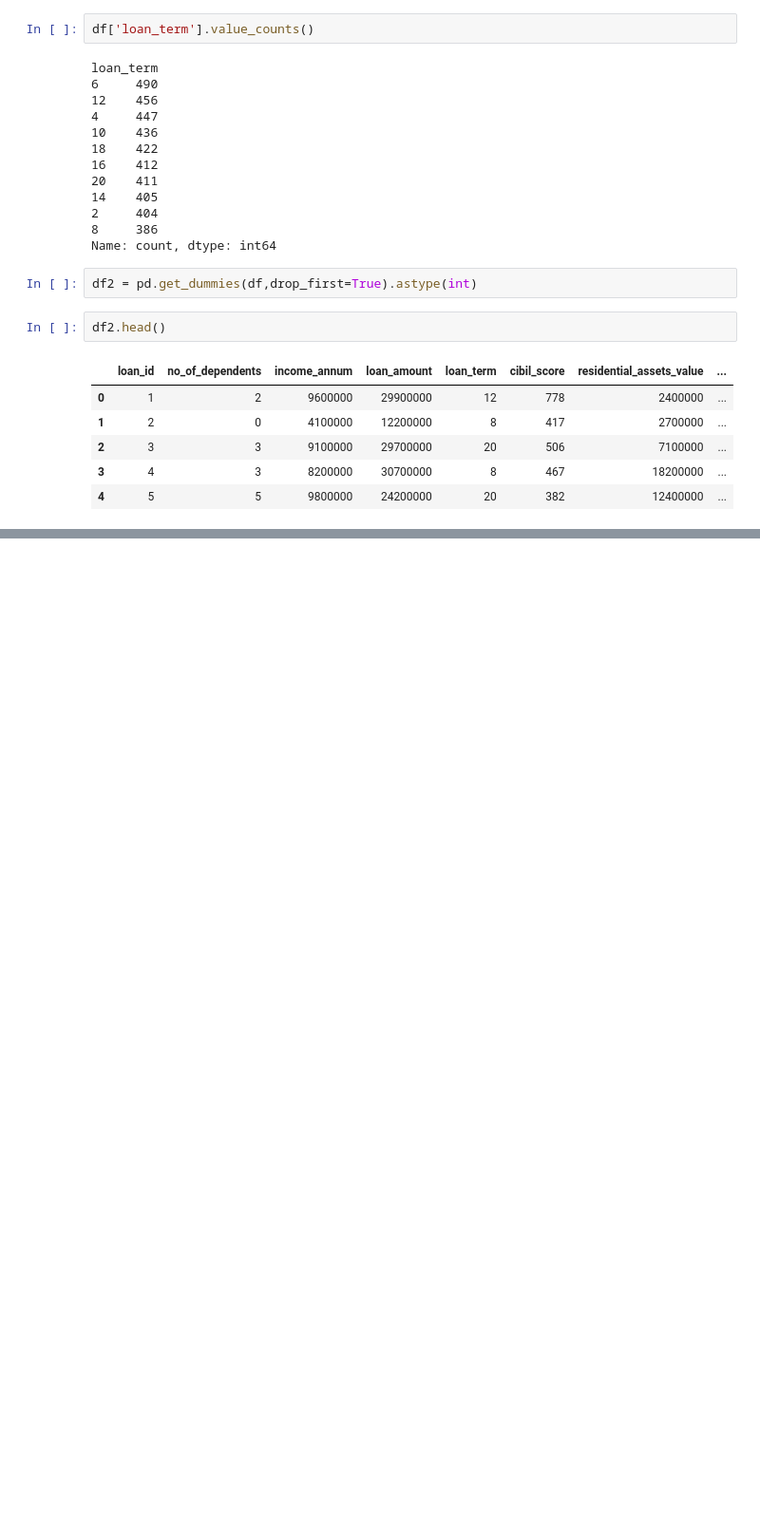
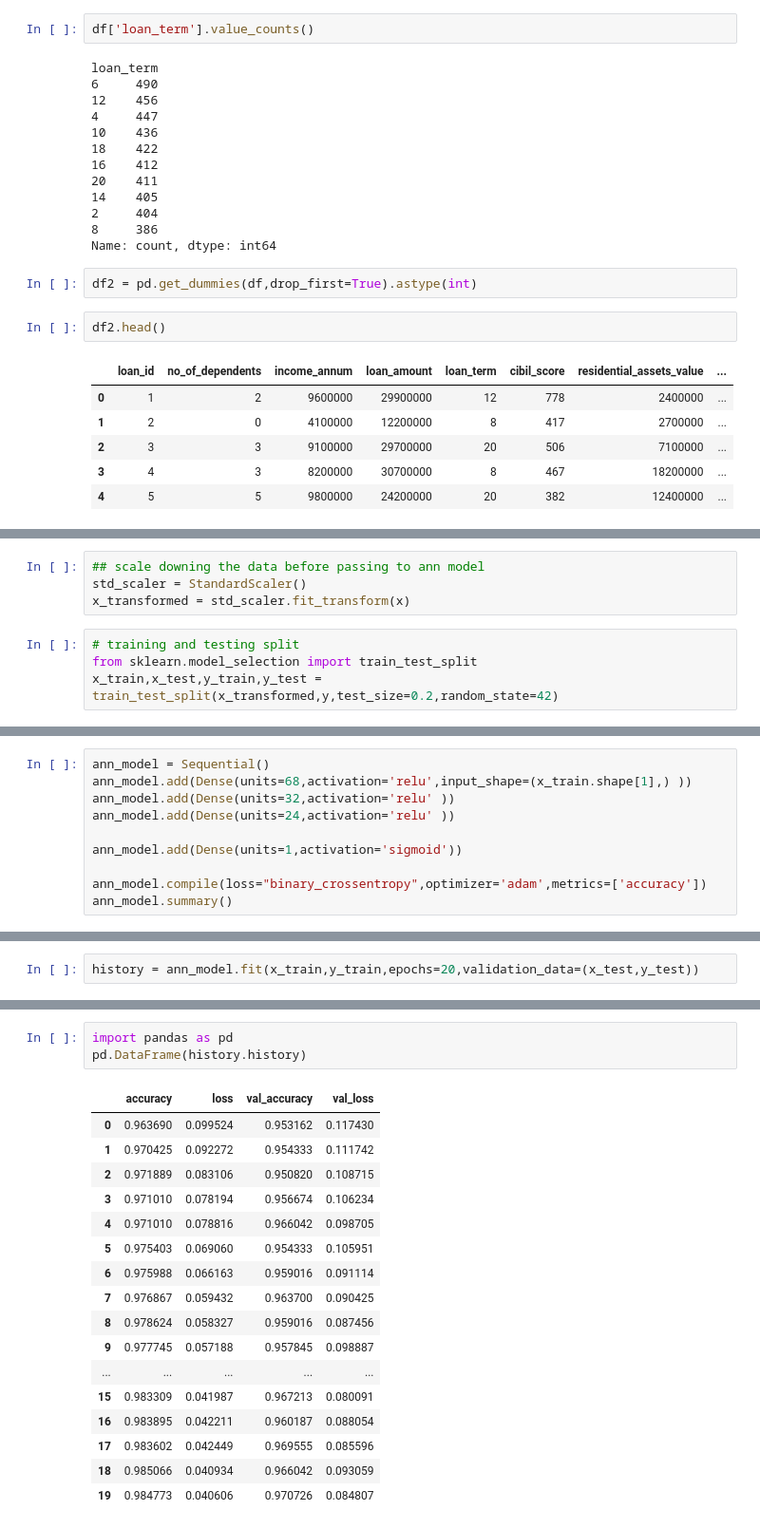
Before and after one commit to upflairs-pvt-ltd/jecrc-10-may2024, a Jupyter notebook: ANN/loan.ipynb, the cells around one changed output, grey strips where cells are left out. Shown at 95% size. Drawn from its saved outputs; the diff is of its cells as text; blank space fills up the shorter version.

```diff
--- a/ANN/loan.ipynb
+++ b/ANN/loan.ipynb
@@ -142,0 +149,8 @@ df2.head()
+# %%
+## scale downing the data before passing to ann model
+std_scaler = StandardScaler()
+x_transformed = std_scaler.fit_transform(x)
+# %%
+# training and testing split
+from sklearn.model_selection import train_test_split
+x_train,x_test,y_train,y_test = train_test_split(x_transformed,y,test_size=0.2,random_state=42)
@@ -142,0 +165,10 @@ df2.head()
+# %%
+ann_model = Sequential()
+ann_model.add(Dense(units=68,activation='relu',input_shape=(x_train.shape[1],) ))
+ann_model.add(Dense(units=32,activation='relu' ))
+ann_model.add(Dense(units=24,activation='relu' ))
+
+ann_model.add(Dense(units=1,activation='sigmoid'))
+
+ann_model.compile(loss="binary_crossentropy",optimizer='adam',metrics=['accuracy'])
+ann_model.summary()
@@ -142,0 +191,2 @@ df2.head()
+# %%
+history = ann_model.fit(x_train,y_train,epochs=20,validation_data=(x_test,y_test))
@@ -142,0 +211,21 @@ df2.head()
+# %%
+import pandas as pd
+pd.DataFrame(history.history)
+# %% [output]
+|  | accuracy | loss | val_accuracy | val_loss |
+| 0 | 0.963690 | 0.099524 | 0.953162 | 0.117430 |
+| 1 | 0.970425 | 0.092272 | 0.954333 | 0.111742 |
+| 2 | 0.971889 | 0.083106 | 0.950820 | 0.108715 |
+| 3 | 0.971010 | 0.078194 | 0.956674 | 0.106234 |
+| 4 | 0.971010 | 0.078816 | 0.966042 | 0.098705 |
+| 5 | 0.975403 | 0.069060 | 0.954333 | 0.105951 |
+| 6 | 0.975988 | 0.066163 | 0.959016 | 0.091114 |
+| 7 | 0.976867 | 0.059432 | 0.963700 | 0.090425 |
+| 8 | 0.978624 | 0.058327 | 0.959016 | 0.087456 |
+| 9 | 0.977745 | 0.057188 | 0.957845 | 0.098887 |
+| ... | ... | ... | ... | ... |
+| 15 | 0.983309 | 0.041987 | 0.967213 | 0.080091 |
+| 16 | 0.983895 | 0.042211 | 0.960187 | 0.088054 |
+| 17 | 0.983602 | 0.042449 | 0.969555 | 0.085596 |
+| 18 | 0.985066 | 0.040934 | 0.966042 | 0.093059 |
+| 19 | 0.984773 | 0.040606 | 0.970726 | 0.084807 |
```
Also changed, not shown: parts of 15 cells of this notebook.
